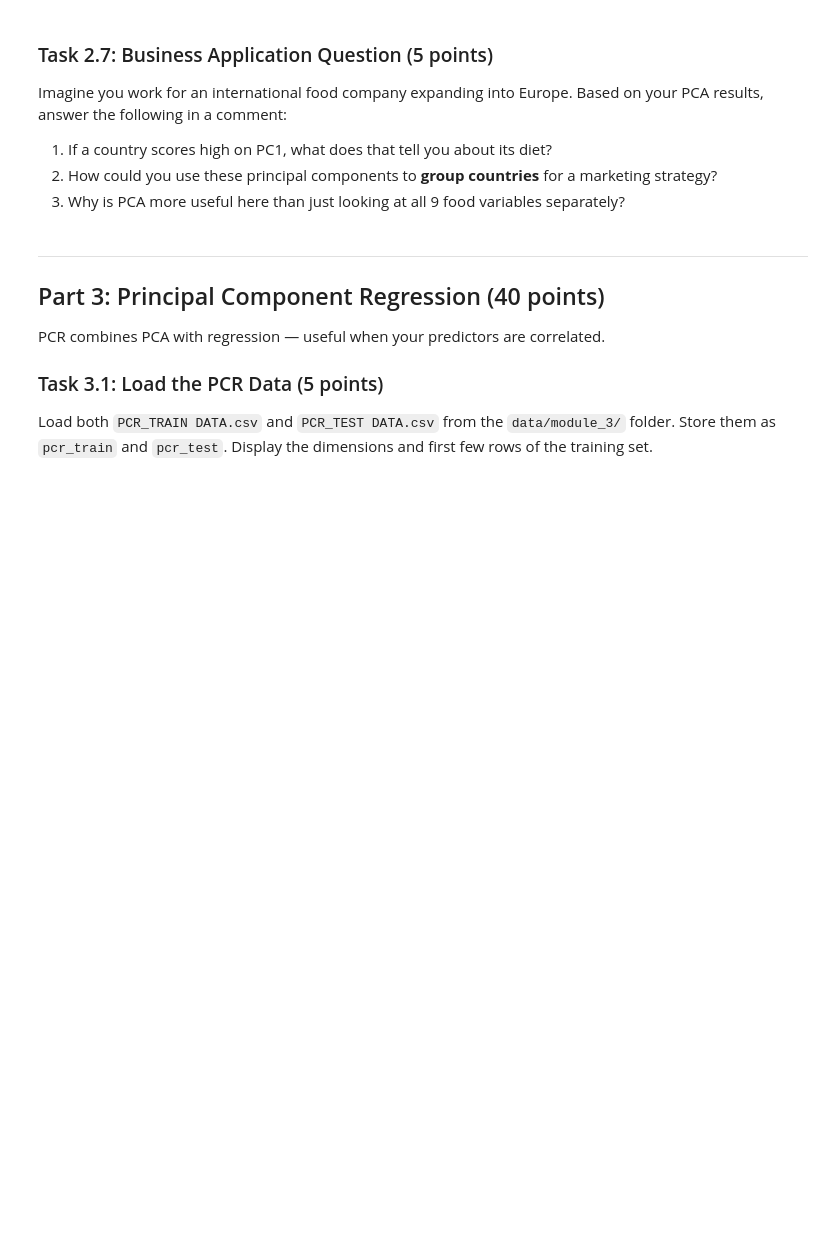
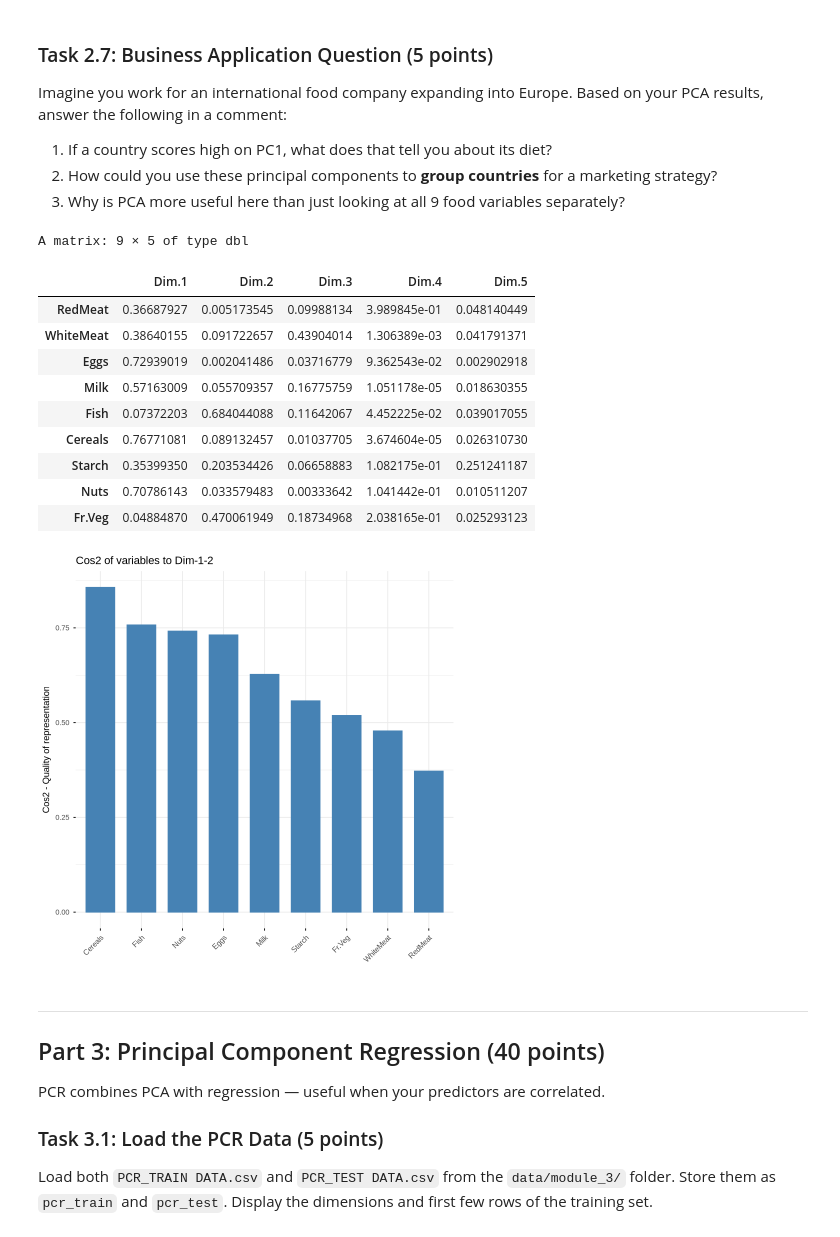
Before and after one commit to Mihir-Singh06/MS3313-SINGH-V3, a Jupyter notebook: Homework/module_3_dimension_reduction_assignment.ipynb, the cells around one changed output. Cells and saved outputs as stored; diff of their text form; code cells hidden in the pictures; blank space fills up the shorter version.

```diff
--- a/Homework/module_3_dimension_reduction_assignment.ipynb
+++ b/Homework/module_3_dimension_reduction_assignment.ipynb
@@ -202,7 +320,41 @@ Imagine you work for an international food company expanding into Europe. Based
 2. How could you use these principal components to **group countries** for a marketing strategy?
 3. Why is PCA more useful here than just looking at all 9 food variables separately?
 # %%
-# YOUR ANSWERS HERE (as comments)
+
+fviz_cos2(protein_pca, choice = "var", axes = 1:2)
+
+protein_pca$var$cos2
+
+# Well-represented variables (high Cos²):
+# - RedMeat, WhiteMeat, Eggs, Milk
+# These variables have high Cos² values, meaning they are well represented
+# by the first two principal components and their positions on the PCA plot
+# are reliable.
+
+# Poorly represented variables (low Cos²):
+# - Fish, Fr.Veg, Nuts (and possibly Starch)
+# These variables have lower Cos² values, indicating they are not well captured
+# by the first two components and may require additional components
+# for better representation.
+
+# Interpretation:
+# Cos² measures how well a variable is represented by the selected components.
+# High Cos² values indicate strong representation and reliability,
+# while low Cos² values suggest the variable is not well explained
+# by PC1 and PC2.
+# %% [output]
+A matrix: 9 × 5 of type dbl
+|  | Dim.1 | Dim.2 | Dim.3 | Dim.4 | Dim.5 |
+| RedMeat | 0.36687927 | 0.005173545 | 0.09988134 | 3.989845e-01 | 0.048140449 |
+| WhiteMeat | 0.38640155 | 0.091722657 | 0.43904014 | 1.306389e-03 | 0.041791371 |
+| Eggs | 0.72939019 | 0.002041486 | 0.03716779 | 9.362543e-02 | 0.002902918 |
+| Milk | 0.57163009 | 0.055709357 | 0.16775759 | 1.051178e-05 | 0.018630355 |
+| Fish | 0.07372203 | 0.684044088 | 0.11642067 | 4.452225e-02 | 0.039017055 |
+| Cereals | 0.76771081 | 0.089132457 | 0.01037705 | 3.674604e-05 | 0.026310730 |
+| Starch | 0.35399350 | 0.203534426 | 0.06658883 | 1.082175e-01 | 0.251241187 |
+| Nuts | 0.70786143 | 0.033579483 | 0.00333642 | 1.041442e-01 | 0.010511207 |
+| Fr.Veg | 0.04884870 | 0.470061949 | 0.18734968 | 2.038165e-01 | 0.025293123 |
+[figure, added]
 # %% [markdown]
 ---
 
```
Also changed, not shown: parts of 17 cells of this notebook.
